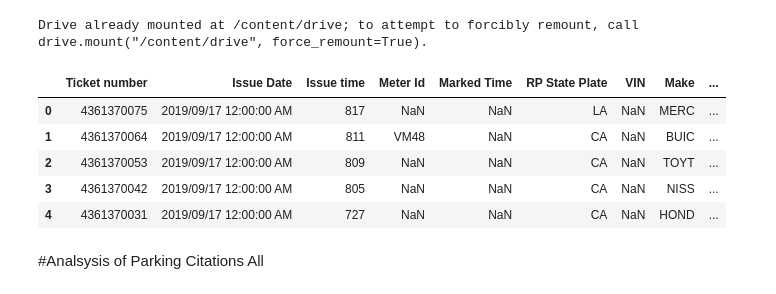
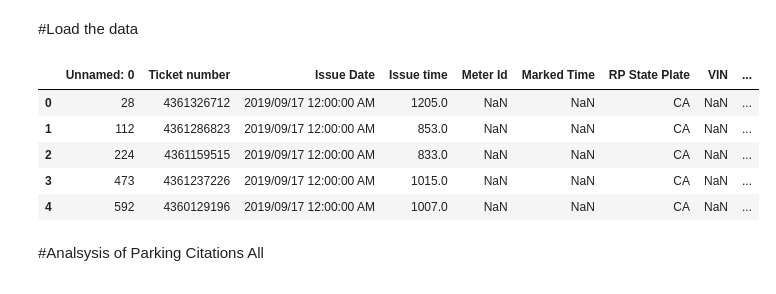
Before and after one commit to hackforla/lucky-parking, a Jupyter notebook: notebooks/LuckyParkingAnalysis.ipynb, the cells around one changed output. Cells and saved outputs as stored; diff of their text form; code cells hidden in the pictures.

```diff
--- a/notebooks/LuckyParkingAnalysis.ipynb
+++ b/notebooks/LuckyParkingAnalysis.ipynb
@@ -8,22 +8,21 @@ from datetime import time
 
 sns.set()
 %matplotlib inline
-# %%
-from google.colab import drive
-drive.mount('/content/drive')
-# %% [output]
-Drive already mounted at /content/drive; to attempt to forcibly remount, call drive.mount("/content/drive", force_remount=True).
-# %%
-#import csv and make time data type string
-df  = pd.read_csv("/content/drive/My Drive/Lucky Parking/Data/Parking_Citations_After_July_1_2015.csv", dtype = {'Issue time':str})
-df.head()
-# %% [output]
-|  | Ticket number | Issue Date | Issue time | Meter Id | Marked Time | RP State Plate | VIN | Make | ... |
-| 0 | 4361370075 | 2019/09/17 12:00:00 AM | 817 | NaN | NaN | LA | NaN | MERC | ... |
-| 1 | 4361370064 | 2019/09/17 12:00:00 AM | 811 | VM48 | NaN | CA | NaN | BUIC | ... |
-| 2 | 4361370053 | 2019/09/17 12:00:00 AM | 809 | NaN | NaN | CA | NaN | TOYT | ... |
-| 3 | 4361370042 | 2019/09/17 12:00:00 AM | 805 | NaN | NaN | CA | NaN | NISS | ... |
-| 4 | 4361370031 | 2019/09/17 12:00:00 AM | 727 | NaN | NaN | CA | NaN | HOND | ... |
+# %% [markdown]
+
+#Load the data
+# %%
+#using relative path to import csv file.for Mac users, please remove double dots. This relative path is written in Windows 10 os.
+#please download the data file from google drive folder for now and put in to data folder so that the below path will work.
+df = pd.read_csv("..\data\Simplified_Citation_After_2015July_to_2019.csv")
+df.head()
+# %% [output]
+|  | Unnamed: 0 | Ticket number | Issue Date | Issue time | Meter Id | Marked Time | RP State Plate | VIN | ... |
+| 0 | 28 | 4361326712 | 2019/09/17 12:00:00 AM | 1205.0 | NaN | NaN | CA | NaN | ... |
+| 1 | 112 | 4361286823 | 2019/09/17 12:00:00 AM | 853.0 | NaN | NaN | CA | NaN | ... |
+| 2 | 224 | 4361159515 | 2019/09/17 12:00:00 AM | 833.0 | NaN | NaN | CA | NaN | ... |
+| 3 | 473 | 4361237226 | 2019/09/17 12:00:00 AM | 1015.0 | NaN | NaN | CA | NaN | ... |
+| 4 | 592 | 4360129196 | 2019/09/17 12:00:00 AM | 1007.0 | NaN | NaN | CA | NaN | ... |
 # %% [markdown]
 #Analsysis of Parking Citations All
 # %%
```
Also changed, not shown: parts of 6 cells of this notebook.
